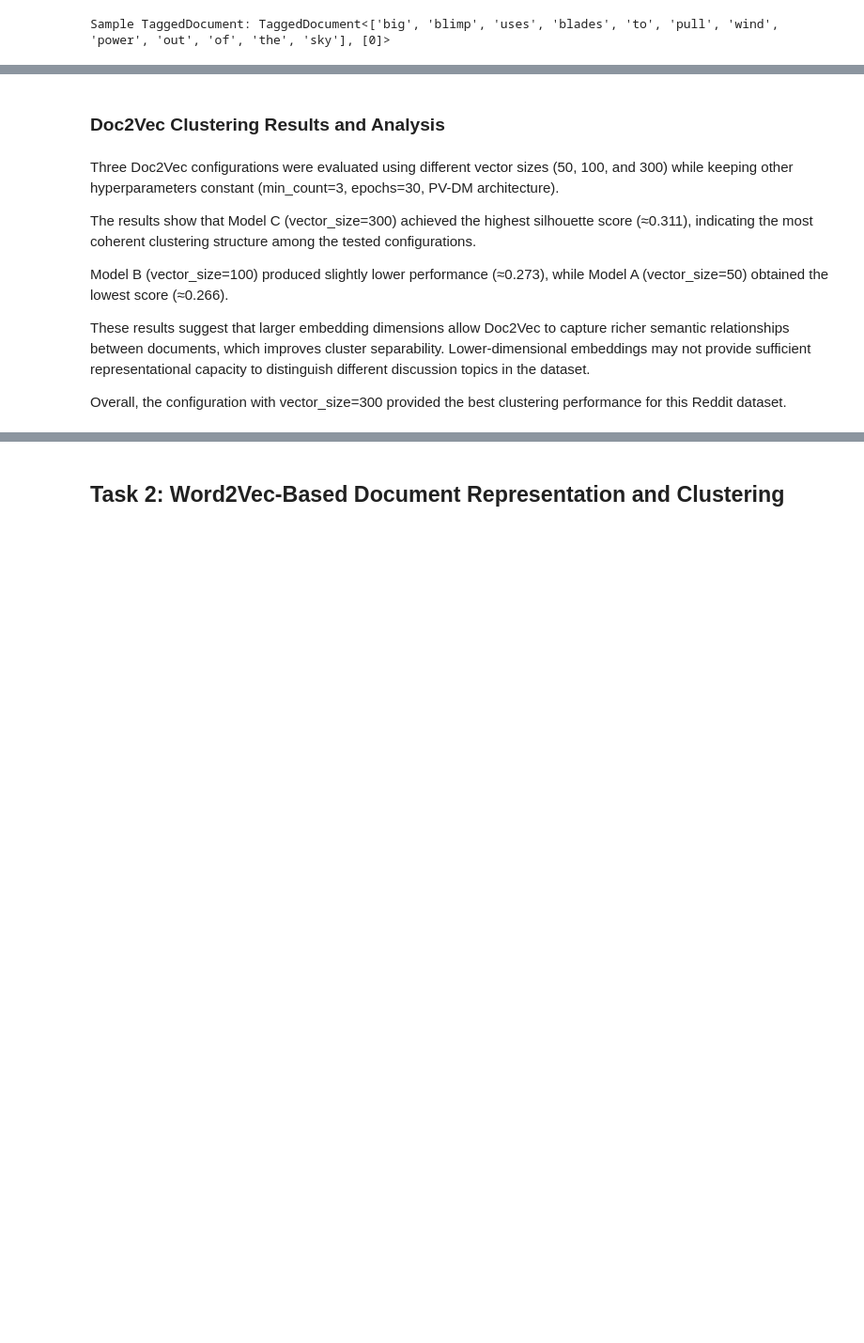
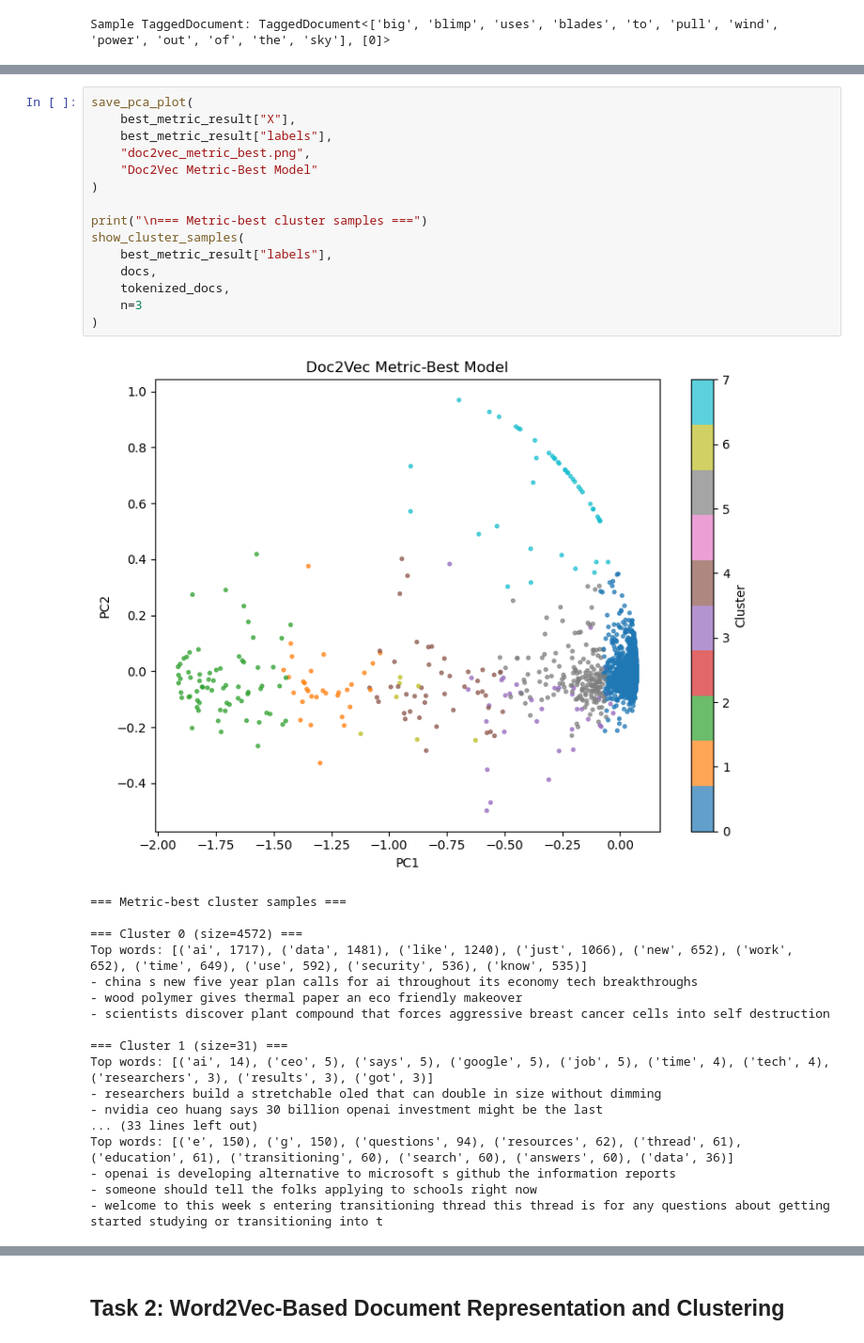
Before and after one commit to YJY4266900395/USC-DSCI-560-lab8, a Jupyter notebook: lab 8.ipynb, the cells around one changed output, grey strips where cells are left out. Shown at 94% size. Saved outputs shown, nothing was run; the diff lists cells and outputs as text; blank space fills up the shorter version.

```diff
--- a/lab 8.ipynb
+++ b/lab 8.ipynb
@@ -253,12 +665,34 @@ Model C k=8, silhouette (cosine) = 0.311466
-# %% [markdown]
-### Doc2Vec Clustering Results and Analysis
-# %% [markdown]
-Three Doc2Vec configurations were evaluated using different vector sizes (50, 100, and 300) while keeping other hyperparameters constant (min_count=3, epochs=30, PV-DM architecture).
-
-The results show that Model C (vector_size=300) achieved the highest silhouette score (≈0.311), indicating the most coherent clustering structure among the tested configurations.
-
-Model B (vector_size=100) produced slightly lower performance (≈0.273), while Model A (vector_size=50) obtained the lowest score (≈0.266).
-
-These results suggest that larger embedding dimensions allow Doc2Vec to capture richer semantic relationships between documents, which improves cluster separability. Lower-dimensional embeddings may not provide sufficient representational capacity to distinguish different discussion topics in the dataset.
-
-Overall, the configuration with vector_size=300 provided the best clustering performance for this Reddit dataset.
+# %%
+save_pca_plot(
+    best_metric_result["X"],
+    best_metric_result["labels"],
+    "doc2vec_metric_best.png",
+    "Doc2Vec Metric-Best Model"
+)
+
+print("\n=== Metric-best cluster samples ===")
+show_cluster_samples(
+    best_metric_result["labels"],
+    docs,
+    tokenized_docs,
+    n=3
+)
+# %% [output]
+[figure, added]
+=== Metric-best cluster samples ===
+
+=== Cluster 0 (size=4572) ===
+Top words: [('ai', 1717), ('data', 1481), ('like', 1240), ('just', 1066), ('new', 652), ('work', 652), ('time', 649), ('use', 592), ('security', 536), ('know', 535)]
+- china s new five year plan calls for ai throughout its economy tech breakthroughs
+- wood polymer gives thermal paper an eco friendly makeover
+- scientists discover plant compound that forces aggressive breast cancer cells into self destruction
+
+=== Cluster 1 (size=31) ===
+Top words: [('ai', 14), ('ceo', 5), ('says', 5), ('google', 5), ('job', 5), ('time', 4), ('tech', 4), ('researchers', 3), ('results', 3), ('got', 3)]
+- researchers build a stretchable oled that can double in size without dimming
+- nvidia ceo huang says 30 billion openai investment might be the last
+... (33 lines left out)
+Top words: [('e', 150), ('g', 150), ('questions', 94), ('resources', 62), ('thread', 61), ('education', 61), ('transitioning', 60), ('search', 60), ('answers', 60), ('data', 36)]
+- openai is developing alternative to microsoft s github the information reports
+- someone should tell the folks applying to schools right now
+- welcome to this week s entering transitioning thread this thread is for any questions about getting started studying or transitioning into t
```
Also changed, not shown: parts of 46 cells of this notebook, 1 other file.
